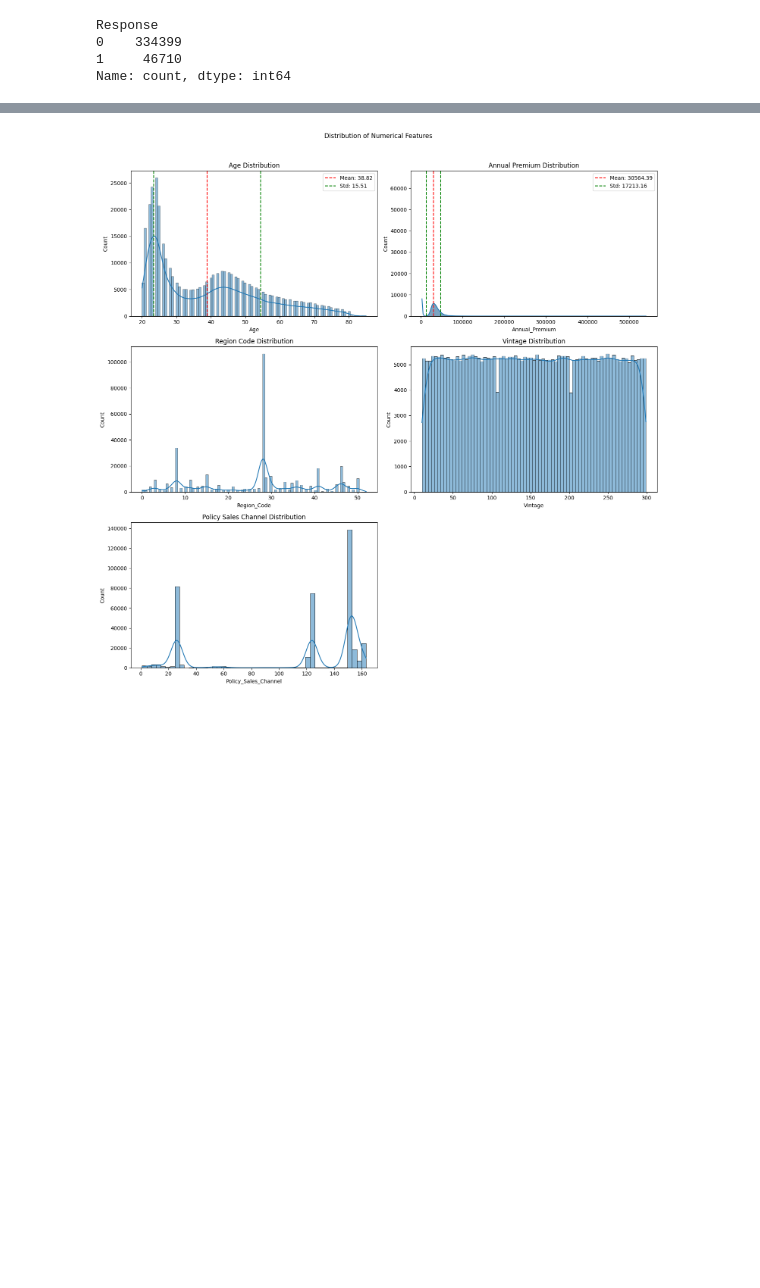
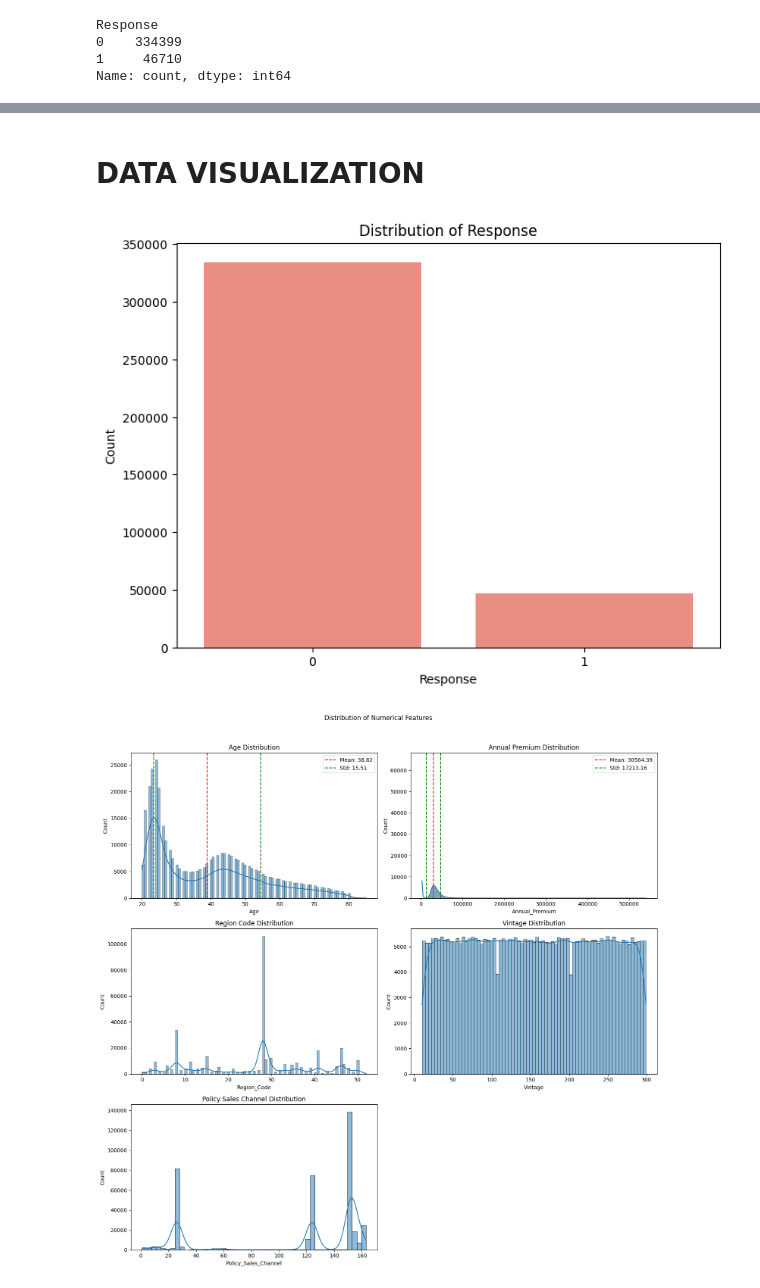
Before and after one commit to Silvano315/Health-Insurance-Prediction, a Jupyter notebook: EDA.ipynb, the cells around one changed output, grey strips where cells are left out. Drawn from its saved outputs; the diff is of its cells as text; code cells hidden in the pictures; blank space fills up the shorter version.

Commit message:
data viz updates

```diff
--- a/EDA.ipynb
+++ b/EDA.ipynb
@@ -88,3 +118,21 @@ Name: count, dtype: int64
+# %% [markdown]
+# DATA VISUALIZATION
+# %%
+# How target column is distributed
+
+target_column = 'Response'
+
+value_counts = df_train[target_column].value_counts()
+
+plt.figure(figsize=(8, 6))
+sns.barplot(x=value_counts.index, y=value_counts.values, color='salmon')
+plt.xlabel(target_column)
+plt.ylabel('Count')
+plt.title(f'Distribution of {target_column}')
+plt.xticks(rotation=0)
+plt.show()
+# %% [output]
+[figure, added]
 # %%
 # Show numerical feature distributions
 
```
Also changed, not shown: parts of 8 cells of this notebook, 1 other file.
